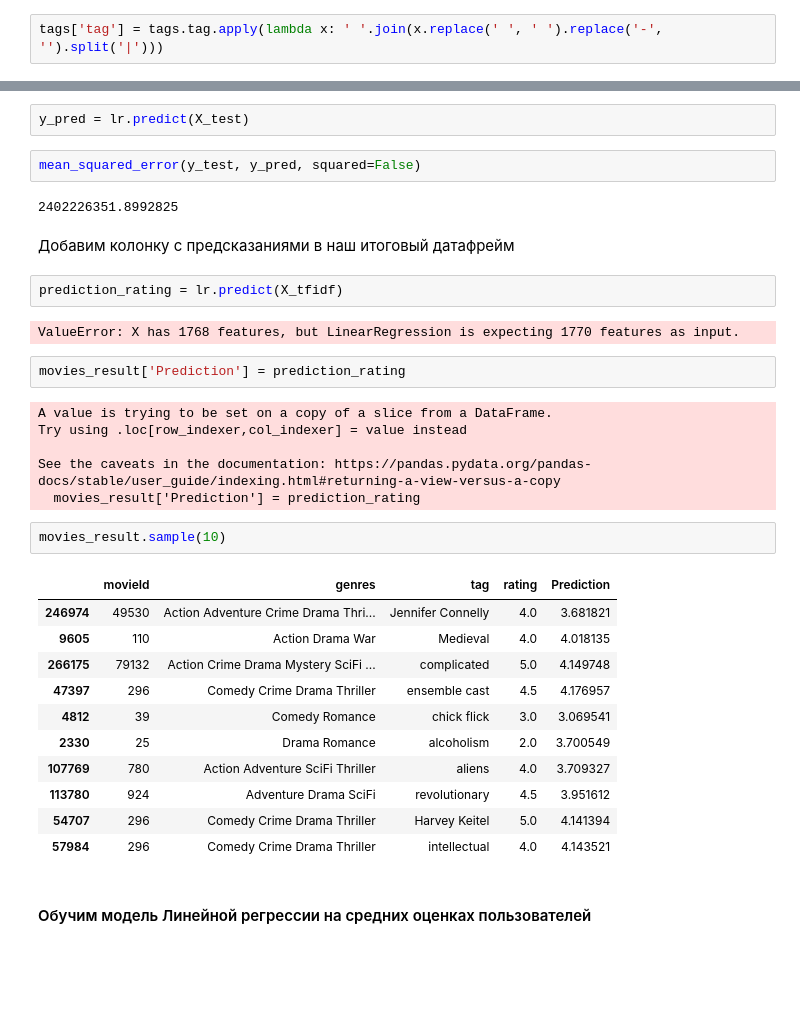
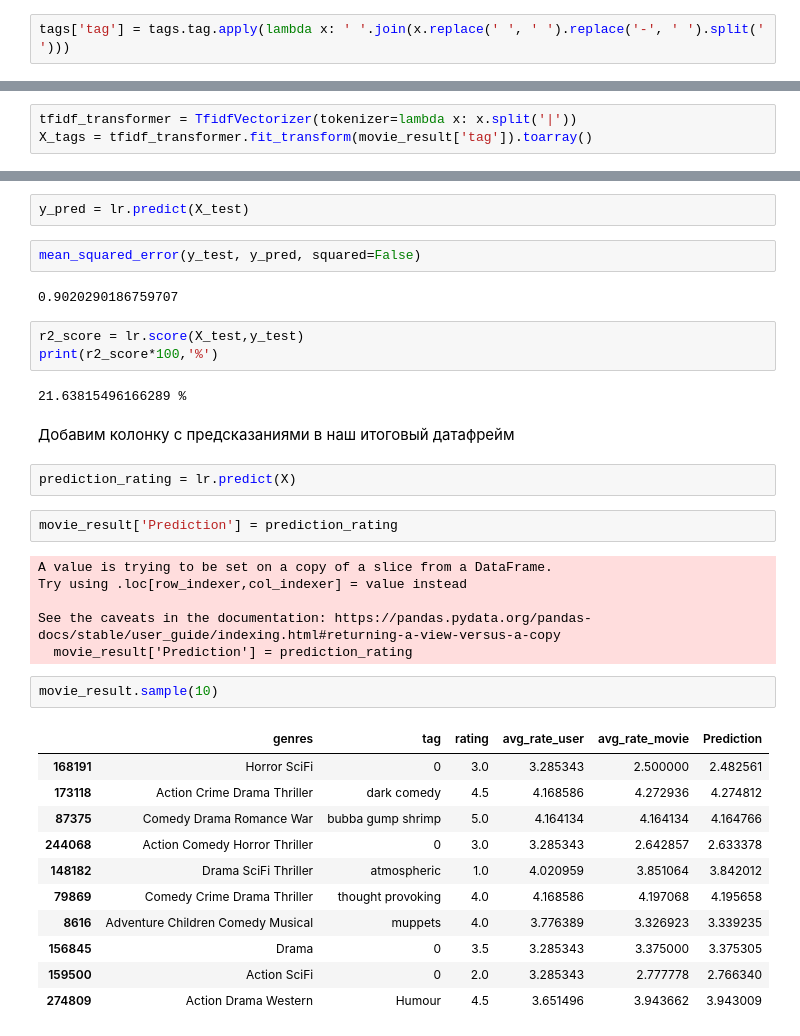
Before and after one commit to ivanvagin/Netology, a Jupyter notebook: Рекомендательные системы/Homework/RSML_HW_01.ipynb, the cells around one changed output, grey strips where cells are left out. Drawn from its saved outputs; the diff is of its cells as text; blank space fills up the shorter version.

```diff
--- a/Рекомендательные системы/Homework/RSML_HW_01.ipynb
+++ b/Рекомендательные системы/Homework/RSML_HW_01.ipynb
@@ -48,5 +42,5 @@ movies.sample(3)
 # %% [markdown]
 Очистим признак тэги от служебных симоволов и разделим пробелами
 # %%
-tags['tag'] = tags.tag.apply(lambda x: ' '.join(x.replace(' ', ' ').replace('-', '').split('|')))
+tags['tag'] = tags.tag.apply(lambda x: ' '.join(x.replace(' ', ' ').replace('-', ' ').split(' ')))
 # %%
@@ -191,0 +203,3 @@ X_tags = tfidf_model.fit_transform(movie_result['tag']).toarray()
+# %%
+tfidf_transformer = TfidfVectorizer(tokenizer=lambda x: x.split('|'))
+X_tags = tfidf_transformer.fit_transform(movie_result['tag']).toarray()
@@ -219,34 +228,35 @@ y_pred = lr.predict(X_test)
 # %%
 mean_squared_error(y_test, y_pred, squared=False)
 # %% [output]
-2402226351.8992825
+0.9020290186759707
+# %%
+r2_score = lr.score(X_test,y_test)
+print(r2_score*100,'%')
+# %% [output]
+21.63815496166289 %
 # %% [markdown]
 Добавим колонку с предсказаниями в наш итоговый датафрейм
 # %%
-prediction_rating = lr.predict(X_tfidf)
+prediction_rating = lr.predict(X)
-# %% [output]
-ValueError: X has 1768 features, but LinearRegression is expecting 1770 features as input.
 # %%
-movies_result['Prediction'] = prediction_rating
+movie_result['Prediction'] = prediction_rating
 # %% [output]
 A value is trying to be set on a copy of a slice from a DataFrame.
 Try using .loc[row_indexer,col_indexer] = value instead
 
 See the caveats in the documentation: https://pandas.pydata.org/pandas-docs/stable/user_guide/indexing.html#returning-a-view-versus-a-copy
-  movies_result['Prediction'] = prediction_rating
+  movie_result['Prediction'] = prediction_rating
 # %%
-movies_result.sample(10)
+movie_result.sample(10)
 # %% [output]
-|  | movieId | genres | tag | rating | Prediction |
-| 246974 | 49530 | Action Adventure Crime Drama Thri... | Jennifer Connelly | 4.0 | 3.681821 |
-| 9605 | 110 | Action Drama War | Medieval | 4.0 | 4.018135 |
-| 266175 | 79132 | Action Crime Drama Mystery SciFi ... | complicated | 5.0 | 4.149748 |
-| 47397 | 296 | Comedy Crime Drama Thriller | ensemble cast | 4.5 | 4.176957 |
-| 4812 | 39 | Comedy Romance | chick flick | 3.0 | 3.069541 |
-| 2330 | 25 | Drama Romance | alcoholism | 2.0 | 3.700549 |
-| 107769 | 780 | Action Adventure SciFi Thriller | aliens | 4.0 | 3.709327 |
-| 113780 | 924 | Adventure Drama SciFi | revolutionary | 4.5 | 3.951612 |
-| 54707 | 296 | Comedy Crime Drama Thriller | Harvey Keitel | 5.0 | 4.141394 |
-| 57984 | 296 | Comedy Crime Drama Thriller | intellectual | 4.0 | 4.143521 |
+|  | genres | tag | rating | avg_rate_user | avg_rate_movie | Prediction |
+| 168191 | Horror SciFi | 0 | 3.0 | 3.285343 | 2.500000 | 2.482561 |
+| 173118 | Action Crime Drama Thriller | dark comedy | 4.5 | 4.168586 | 4.272936 | 4.274812 |
+| 87375 | Comedy Drama Romance War | bubba gump shrimp | 5.0 | 4.164134 | 4.164134 | 4.164766 |
+| 244068 | Action Comedy Horror Thriller | 0 | 3.0 | 3.285343 | 2.642857 | 2.633378 |
+| 148182 | Drama SciFi Thriller | atmospheric | 1.0 | 4.020959 | 3.851064 | 3.842012 |
+| 79869 | Comedy Crime Drama Thriller | thought provoking | 4.0 | 4.168586 | 4.197068 | 4.195658 |
+| 8616 | Adventure Children Comedy Musical | muppets | 4.0 | 3.776389 | 3.326923 | 3.339235 |
+| 156845 | Drama | 0 | 3.5 | 3.285343 | 3.375000 | 3.375305 |
+| 159500 | Action SciFi | 0 | 2.0 | 3.285343 | 2.777778 | 2.766340 |
+| 274809 | Action Drama Western | Humour | 4.5 | 3.651496 | 3.943662 | 3.943009 |
-# %% [markdown]
-#### Обучим модель Линейной регрессии на средних оценках пользователей
```
Also changed, not shown: parts of 50 cells of this notebook.
